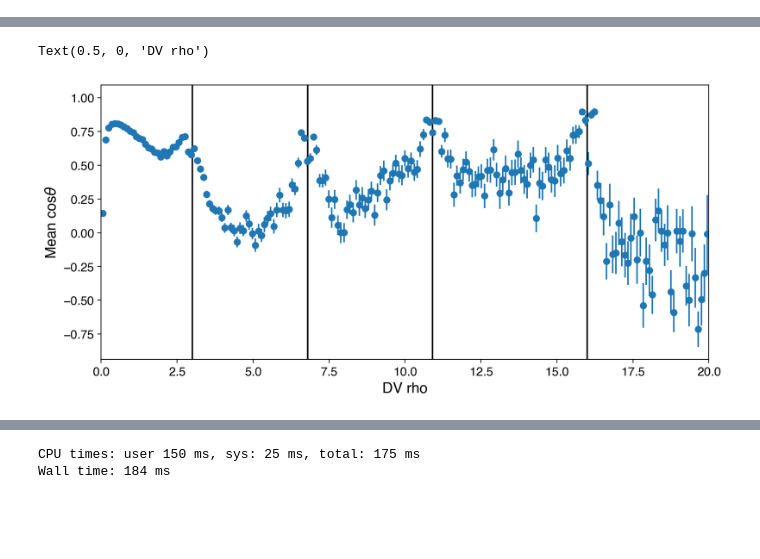
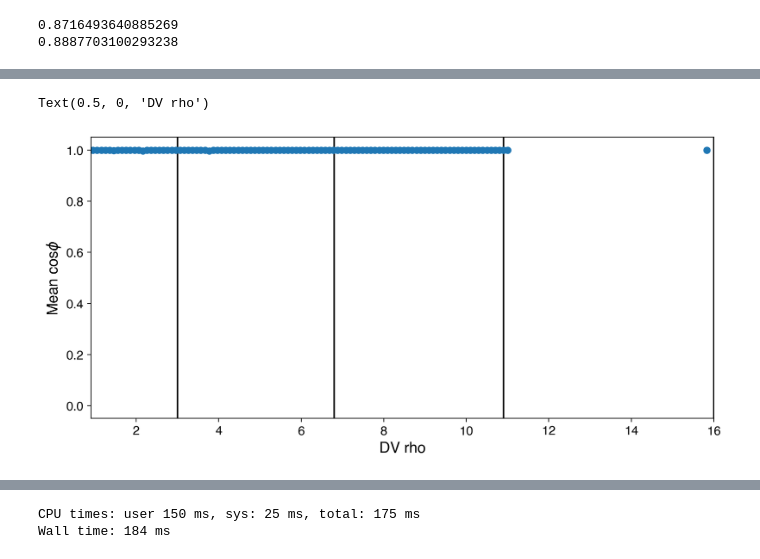
Before and after one commit to usarica/scouting, a Jupyter notebook: analysis/distributions.ipynb, the cells around one changed output, grey strips where cells are left out. Cells and saved outputs as stored; diff of their text form; code cells hidden in the pictures; blank space fills up the shorter version.

```diff
--- a/analysis/distributions.ipynb
+++ b/analysis/distributions.ipynb
@@ -147,25 +177,0 @@ vrc = {}
-# %%
-%%time
-which = "data"
-# which = "mc"
-costheta = uproot_methods.TVector2Array.from_polar(
-                fs[which].array("Muon_pt",**readkw)[:,[0,1]],fs[which].array("Muon_phi",**readkw)[:,[0,1]]
-            ).cosdelta(
-                uproot_methods.TVector2Array.from_cartesian(
-                    fs[which].array("DV_x",**readkw)[:,[0]]-bsx[which],fs[which].array("DV_y",**readkw)[:,[0]]-bsy[which]
-#                     fs[which].array("DV_x",**readkw)[:,[0]],fs[which].array("DV_y",**readkw)[:,[0]]
-                )
-            ).flatten()
-rho = np.repeat(np.hypot(fs[which].array("DV_x",**readkw)[:,0]-bsx[which],fs[which].array("DV_y",**readkw)[:,0]-bsy[which]),2)
-
-dvx = fs[which].array("DV_x",**readkw)[:,0].flatten()
-dvy = fs[which].array("DV_y",**readkw)[:,0].flatten()
-dvz = fs[which].array("DV_z",**readkw)[:,0].flatten()
-vx  = np.repeat(dvx,2)
-vy  = np.repeat(dvy,2)
-vz  = np.repeat(dvz,2)
-
-vrc[which] = (rho,costheta)
-
-print(costheta.shape)
-print(rho.shape)
@@ -179,16 +338,22 @@ Wall time: 1min 15s
+# %%
+print((cosphiplot()("data",True)>0).mean())
+print((cosphiplot()("data",False)>0).mean())
+# %% [output]
+0.8716493640885269
+0.8887703100293238
 # %%
 %%time
 from scipy.stats import binned_statistic
 # edges = np.logspace(0.,1.5,200)
 edges = np.linspace(0.0,20.,200)
-yvals = binned_statistic(np.clip(rho,edges[0],edges[-1]), costheta, 'mean', bins=edges).statistic
-yerr = binned_statistic(np.clip(rho,edges[0],edges[-1]), costheta, 'std', bins=edges).statistic/(binned_statistic(rho, costheta, 'count', bins=edges).statistic**0.5)
+yvals = binned_statistic(np.clip(rho,edges[0],edges[-1]), cosphi, 'mean', bins=edges).statistic
+yerr = binned_statistic(np.clip(rho,edges[0],edges[-1]), cosphi, 'std', bins=edges).statistic/(binned_statistic(rho, cosphi, 'count', bins=edges).statistic**0.5)
 fig,ax = plt.subplots(figsize=(10,5))
 centers = 0.5*(edges[1:]+edges[:-1])
 xerr = (edges[1:]-edges[:-1])/2
 ax.errorbar(centers,yvals,yerr=yerr,xerr=xerr,fmt='o')
 ax.vlines([3.0,6.8,10.9,16.0],0,1.0,transform=ax.get_xaxis_transform(), colors='k')
 # ax.set_xscale("log")
-ax.set_ylabel(r"Mean cos$\theta$")
+ax.set_ylabel(r"Mean cos$\phi$")
 ax.set_xlabel("DV rho")
 # %% [output]
@@ -197,5 +362,5 @@ Wall time: 10.5 s
 Text(0.5, 0, 'DV rho')
-[figure, old version]
+[figure, new version]
 # %%
 %%time
 from scipy.stats import binned_statistic
```
Also changed, not shown: parts of 34 cells of this notebook, 21 other files.
